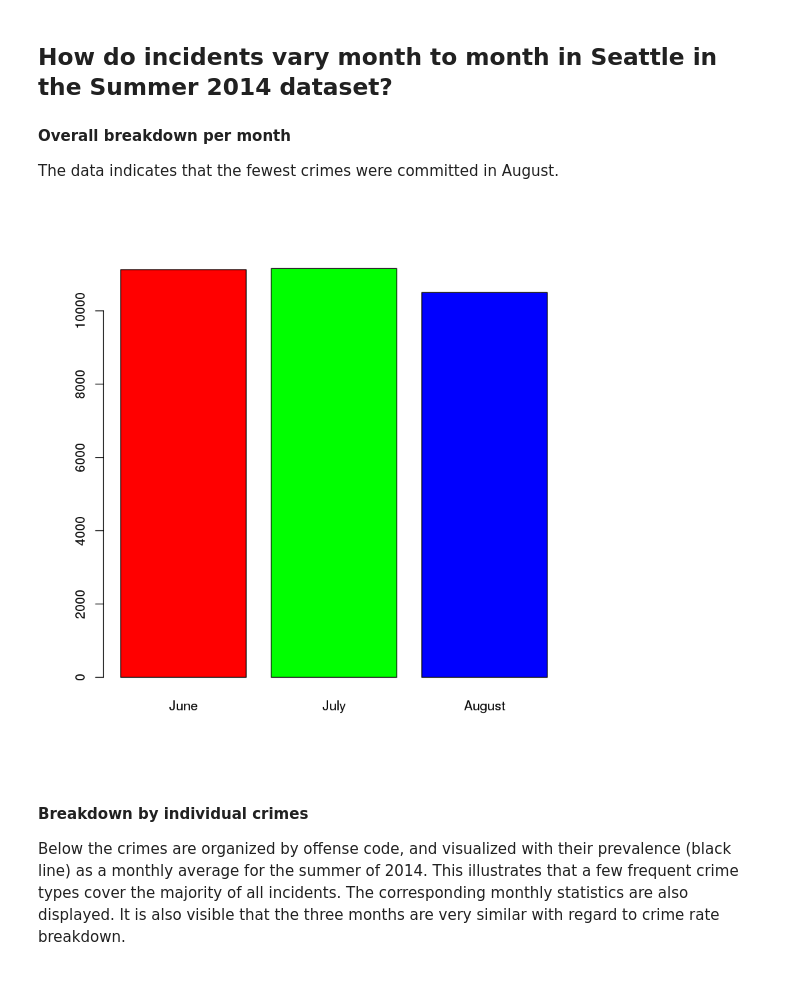
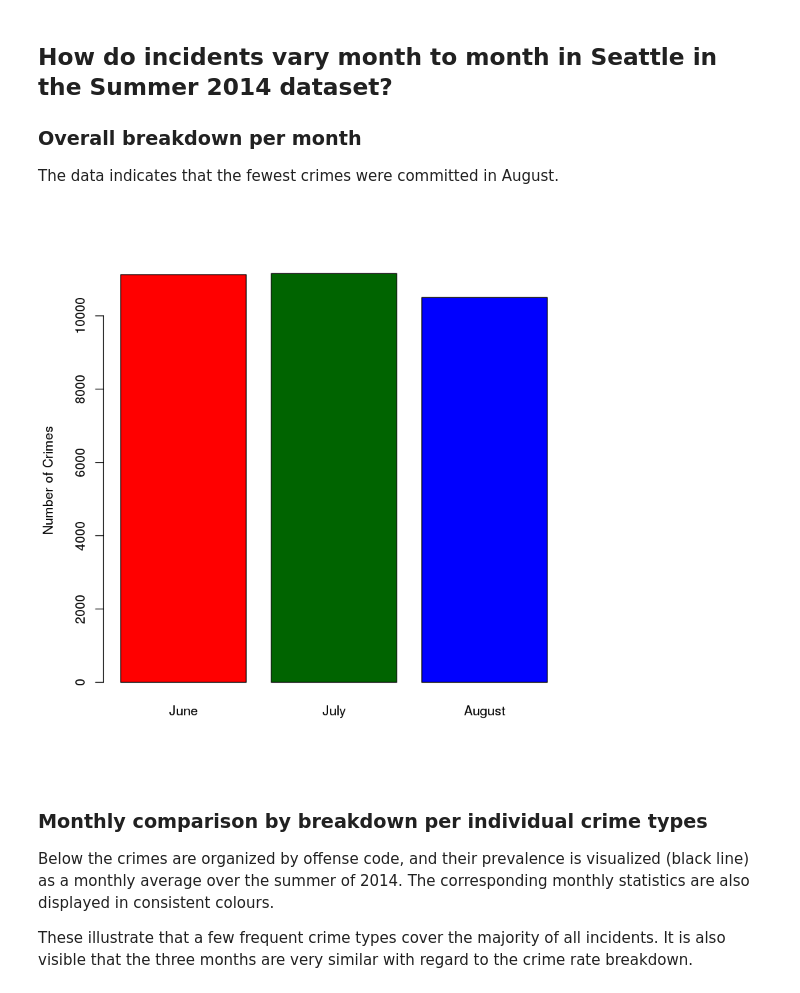
Before and after one commit to brezniczky/jupyter-stuff, a Jupyter notebook: Crime_Analysis_R.ipynb, the cells around one changed output. Drawn from its saved outputs; the diff is of its cells as text; code cells hidden in the pictures.

```diff
--- a/Crime_Analysis_R.ipynb
+++ b/Crime_Analysis_R.ipynb
@@ -7,21 +7,23 @@ sanfrancisco.data = read.csv("data/sanfrancisco_incidents_summer_2014.csv", head
 # %% [markdown]
 ## How do incidents vary month to month in Seattle in the Summer 2014 dataset?
 
-#### Overall breakdown per month
+### Overall breakdown per month
 
 The data indicates that the fewest crimes were committed in August.
 # %%
 # first chart: create a histogram of the crimes per each month
 
 month.factor = factor(seattle.data$Month,
                       levels = c(6, 7, 8),
                       labels = c("June", "July", "August"))
 
-plot(month.factor, col = c("red", "green", "blue"))
+plot(month.factor, col = c("red", "darkgreen", "blue"), ylab = "Number of Crimes")
 # %% [output]
-[figure, old version]
+[figure, new version]
 # %% [markdown]
-#### Breakdown by individual crimes
+### Monthly comparison by breakdown per individual crime types
 
-Below the crimes are organized by offense code, and visualized with their prevalence (black line) as a monthly average for the summer of 2014. This illustrates that a few frequent crime types cover the majority of all incidents. The corresponding monthly statistics are also displayed. It is also visible that the three months are very similar with regard to crime rate breakdown.
+Below the crimes are organized by offense code, and their prevalence is visualized (black line) as a monthly average over the summer of 2014. The corresponding monthly statistics are also displayed in consistent colours.
+
+These illustrate that a few frequent crime types cover the majority of all incidents. It is also visible that the three months are very similar with regard to the crime rate breakdown.
 # %%
```
Also changed, not shown: parts of 1 cell of this notebook.
